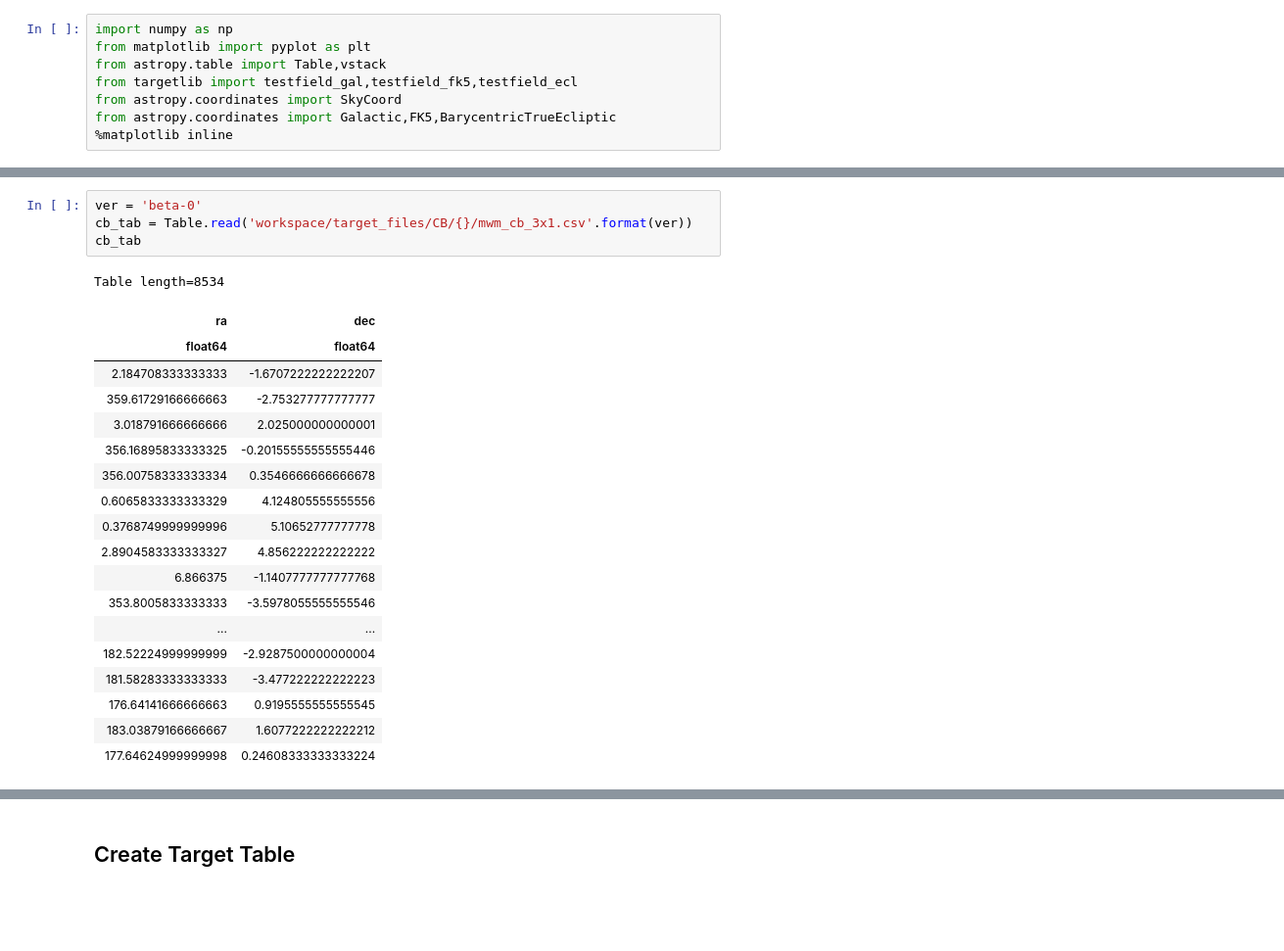
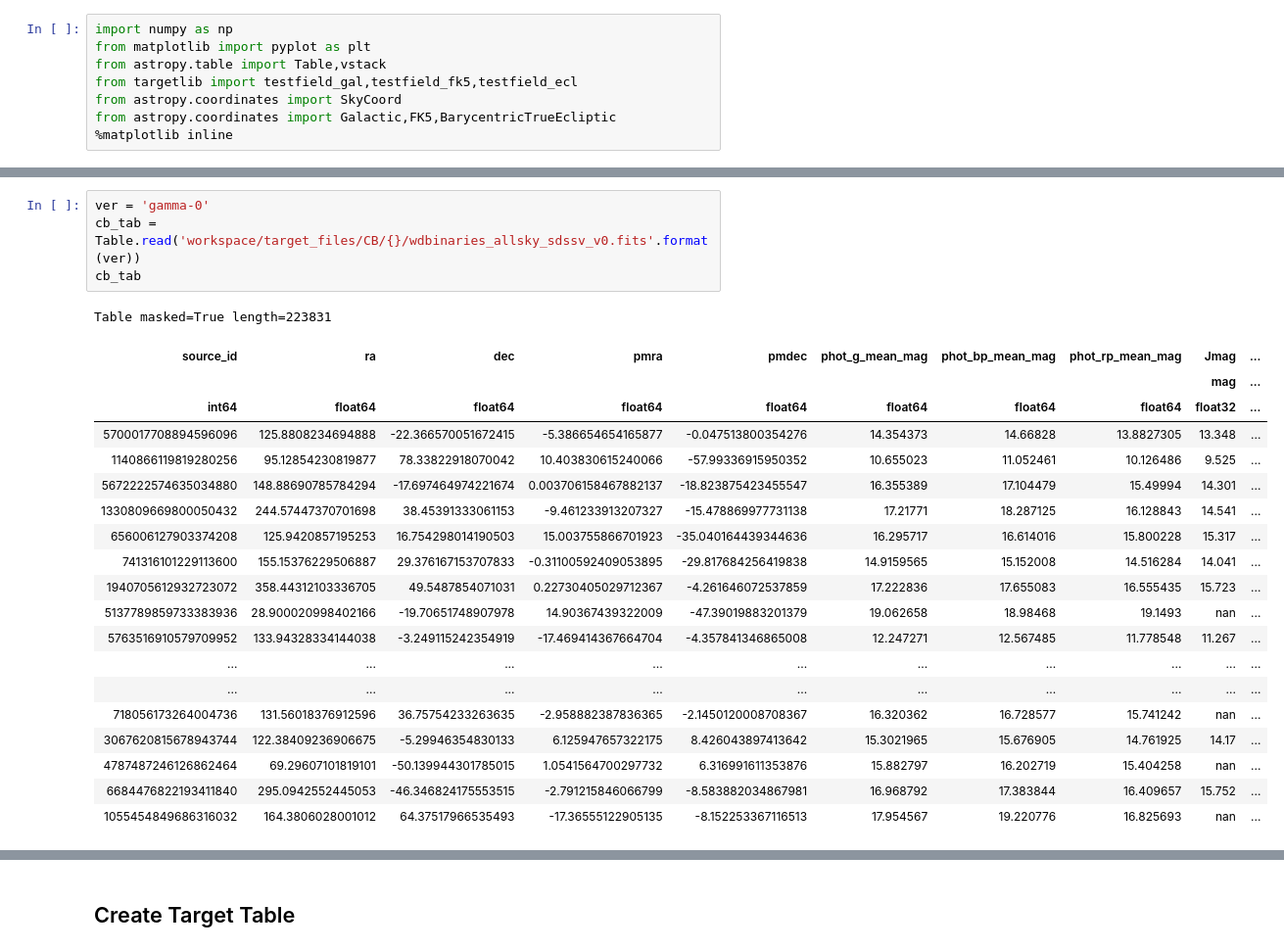
Before and after one commit to William-Zhang-R/SDSS-V-SimTargets, a Jupyter notebook: allsky/CB Targets.ipynb, the cells around one changed output, grey strips where cells are left out. Shown at 98% size. Cells and saved outputs as stored; diff of their text form; blank space fills up the shorter version.

```diff
--- a/allsky/CB Targets.ipynb
+++ b/allsky/CB Targets.ipynb
@@ -11,24 +17,25 @@ from astropy.coordinates import Galactic,FK5,BarycentricTrueEcliptic
 # %%
-ver = 'beta-0'
-cb_tab = Table.read('workspace/target_files/CB/{}/mwm_cb_3x1.csv'.format(ver))
+ver = 'gamma-0'
+cb_tab = Table.read('workspace/target_files/CB/{}/wdbinaries_allsky_sdssv_v0.fits'.format(ver))
 cb_tab
 # %% [output]
-Table length=8534
+Table masked=True length=223831
-| ra | dec |
-| float64 | float64 |
-| 2.184708333333333 | -1.6707222222222207 |
-| 359.61729166666663 | -2.753277777777777 |
-| 3.018791666666666 | 2.025000000000001 |
-| 356.16895833333325 | -0.20155555555555446 |
-| 356.00758333333334 | 0.3546666666666678 |
-| 0.6065833333333329 | 4.124805555555556 |
-| 0.3768749999999996 | 5.10652777777778 |
-| 2.8904583333333327 | 4.856222222222222 |
-| 6.866375 | -1.1407777777777768 |
-| 353.8005833333333 | -3.5978055555555546 |
-| ... | ... |
-| 182.52224999999999 | -2.9287500000000004 |
-| 181.58283333333333 | -3.477222222222223 |
-| 176.64141666666663 | 0.9195555555555545 |
-| 183.03879166666667 | 1.6077222222222212 |
-| 177.64624999999998 | 0.24608333333333224 |
+| source_id | ra | dec | pmra | pmdec | phot_g_mean_mag | phot_bp_mean_mag | phot_rp_mean_mag | Jmag | ... |
+|  |  |  |  |  |  |  |  | mag | ... |
+| int64 | float64 | float64 | float64 | float64 | float64 | float64 | float64 | float32 | ... |
+| 5700017708894596096 | 125.8808234694888 | -22.366570051672415 | -5.386654654165877 | -0.047513800354276 | 14.354373 | 14.66828 | 13.8827305 | 13.348 | ... |
+| 1140866119819280256 | 95.12854230819877 | 78.33822918070042 | 10.403830615240066 | -57.99336915950352 | 10.655023 | 11.052461 | 10.126486 | 9.525 | ... |
+| 5672222574635034880 | 148.88690785784294 | -17.697464974221674 | 0.003706158467882137 | -18.823875423455547 | 16.355389 | 17.104479 | 15.49994 | 14.301 | ... |
+| 1330809669800050432 | 244.57447370701698 | 38.45391333061153 | -9.461233913207327 | -15.478869977731138 | 17.21771 | 18.287125 | 16.128843 | 14.541 | ... |
+| 656006127903374208 | 125.9420857195253 | 16.754298014190503 | 15.003755866701923 | -35.040164439344636 | 16.295717 | 16.614016 | 15.800228 | 15.317 | ... |
+| 741316101229113600 | 155.15376229506887 | 29.376167153707833 | -0.31100592409053895 | -29.817684256419838 | 14.9159565 | 15.152008 | 14.516284 | 14.041 | ... |
+| 1940705612932723072 | 358.44312103336705 | 49.5487854071031 | 0.22730405029712367 | -4.261646072537859 | 17.222836 | 17.655083 | 16.555435 | 15.723 | ... |
+| 5137789859733383936 | 28.900020998402166 | -19.70651748907978 | 14.90367439322009 | -47.39019883201379 | 19.062658 | 18.98468 | 19.1493 | nan | ... |
+| 5763516910579709952 | 133.94328334144038 | -3.249115242354919 | -17.469414367664704 | -4.357841346865008 | 12.247271 | 12.567485 | 11.778548 | 11.267 | ... |
+| ... | ... | ... | ... | ... | ... | ... | ... | ... | ... |
+| ... | ... | ... | ... | ... | ... | ... | ... | ... | ... |
+| 718056173264004736 | 131.56018376912596 | 36.75754233263635 | -2.958882387836365 | -2.1450120008708367 | 16.320362 | 16.728577 | 15.741242 | nan | ... |
+| 3067620815678943744 | 122.38409236906675 | -5.29946354830133 | 6.125947657322175 | 8.426043897413642 | 15.3021965 | 15.676905 | 14.761925 | 14.17 | ... |
+| 4787487246126862464 | 69.29607101819101 | -50.139944301785015 | 1.0541564700297732 | 6.316991611353876 | 15.882797 | 16.202719 | 15.404258 | nan | ... |
+| 6684476822193411840 | 295.0942552445053 | -46.346824175553515 | -2.791215846066799 | -8.583882034867981 | 16.968792 | 17.383844 | 16.409657 | 15.752 | ... |
+| 1055454849686316032 | 164.3806028001012 | 64.37517966535493 | -17.36555122905135 | -8.152253367116513 | 17.954567 | 19.220776 | 16.825693 | nan | ... |
```
Also changed, not shown: parts of 13 cells of this notebook, 11 other files.
